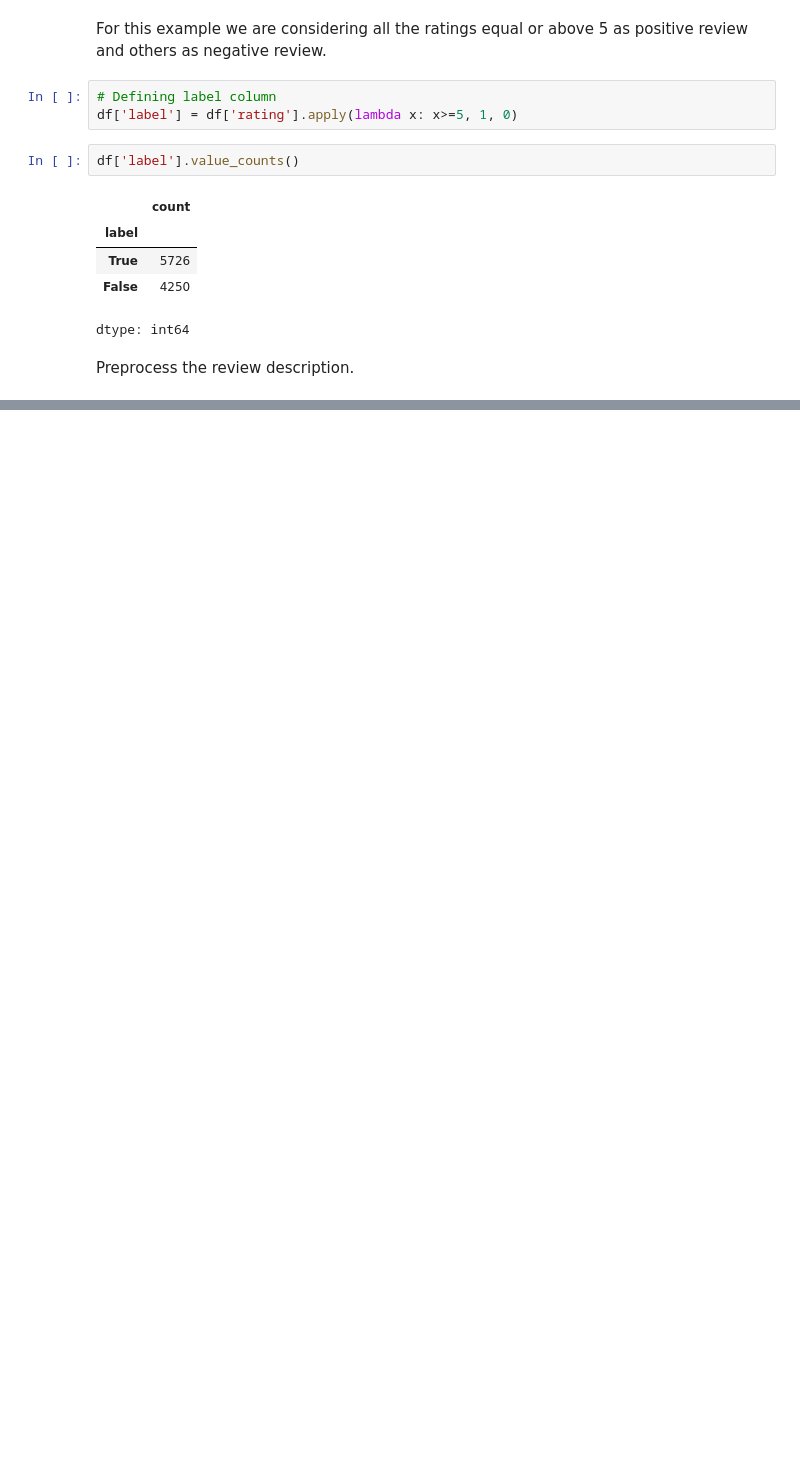
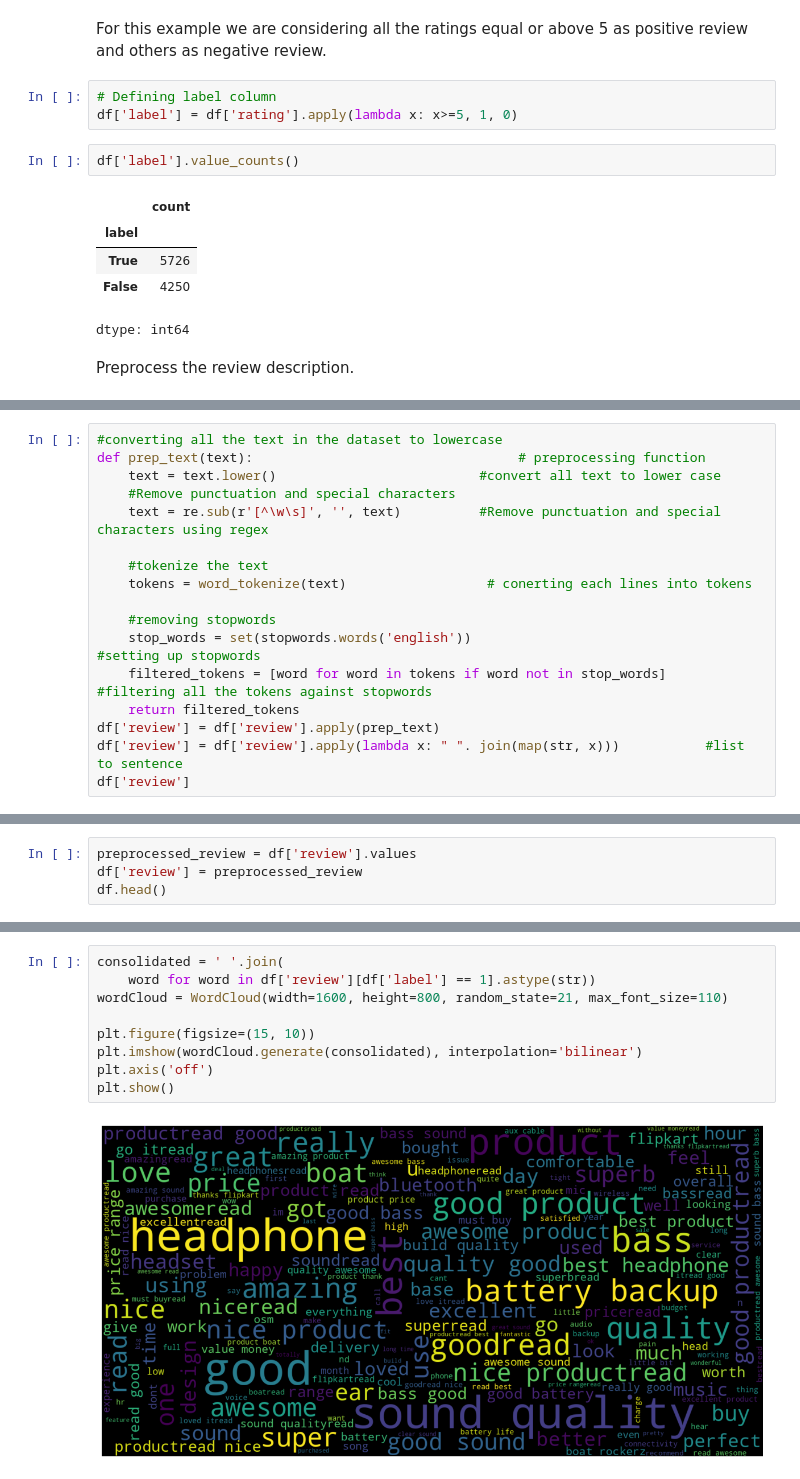
Before and after one commit to rizz045/Flipkart-Reviews-Sentiment-Analysis-using-Python, a Jupyter notebook: Flipkart_Reviews_Sentiment_Analysis_using_Python.ipynb, the cells around one changed output, grey strips where cells are left out. Cells and saved outputs as stored; diff of their text form; blank space fills up the shorter version.

```diff
--- a/Flipkart_Reviews_Sentiment_Analysis_using_Python.ipynb
+++ b/Flipkart_Reviews_Sentiment_Analysis_using_Python.ipynb
@@ -129,0 +115,17 @@ Index(['review', 'rating', 'label'], dtype='object')
+# %%
+#converting all the text in the dataset to lowercase
+def prep_text(text):                                  # preprocessing function
+    text = text.lower()                          #convert all text to lower case
+    #Remove punctuation and special characters
+    text = re.sub(r'[^\w\s]', '', text)          #Remove punctuation and special characters using regex
+
+    #tokenize the text
+    tokens = word_tokenize(text)                  # conerting each lines into tokens
+
+    #removing stopwords
+    stop_words = set(stopwords.words('english'))                              #setting up stopwords
+    filtered_tokens = [word for word in tokens if word not in stop_words]     #filtering all the tokens against stopwords
+    return filtered_tokens
+df['review'] = df['review'].apply(prep_text)
+df['review'] = df['review'].apply(lambda x: " ". join(map(str, x)))           #list to sentence
+df['review']
@@ -129,0 +147,4 @@ Index(['review', 'rating', 'label'], dtype='object')
+# %%
+preprocessed_review = df['review'].values
+df['review'] = preprocessed_review
+df.head()
@@ -129,0 +158,11 @@ Index(['review', 'rating', 'label'], dtype='object')
+# %%
+consolidated = ' '.join(
+    word for word in df['review'][df['label'] == 1].astype(str))
+wordCloud = WordCloud(width=1600, height=800, random_state=21, max_font_size=110)
+
+plt.figure(figsize=(15, 10))
+plt.imshow(wordCloud.generate(consolidated), interpolation='bilinear')
+plt.axis('off')
+plt.show()
+# %% [output]
+[figure, added]
```
Also changed, not shown: parts of 13 cells of this notebook.
